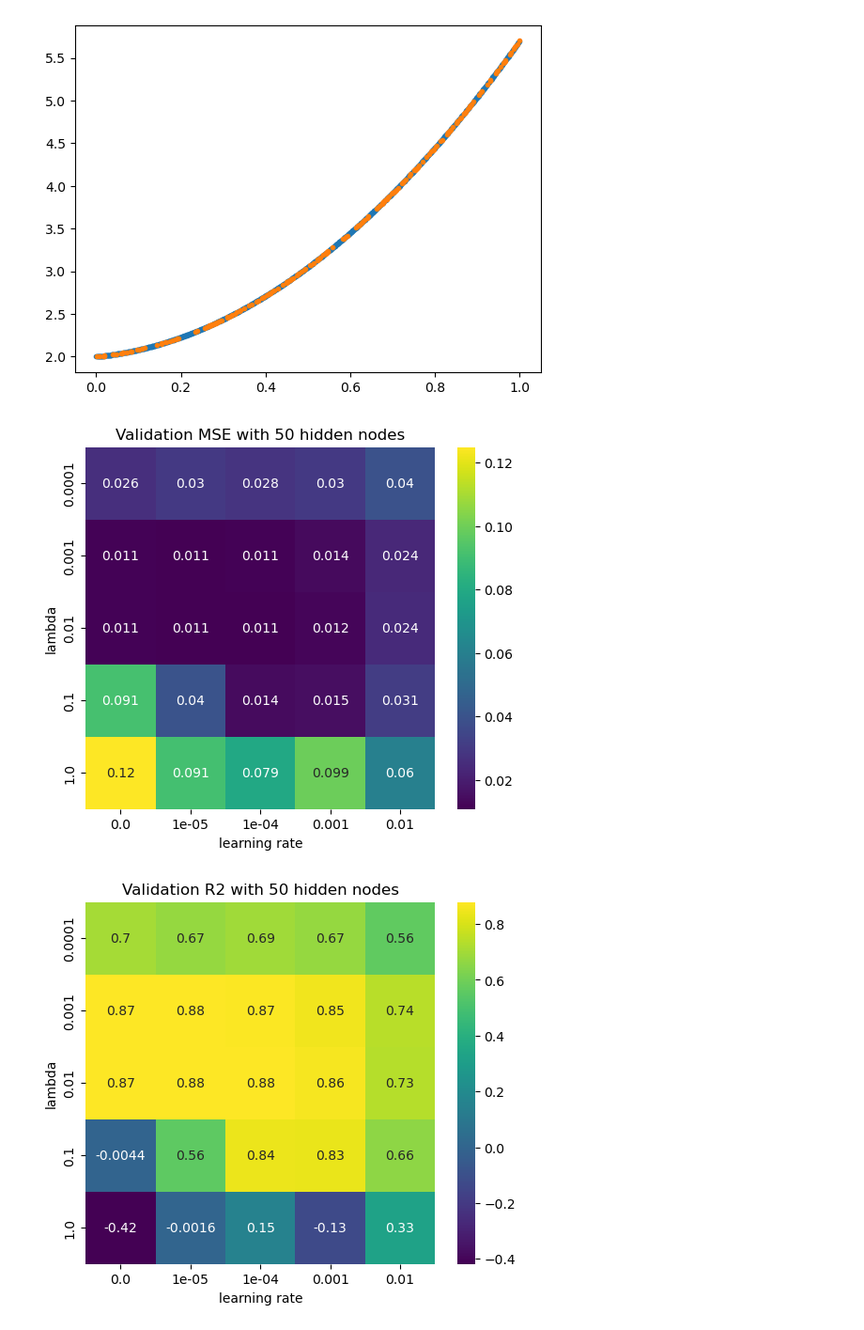
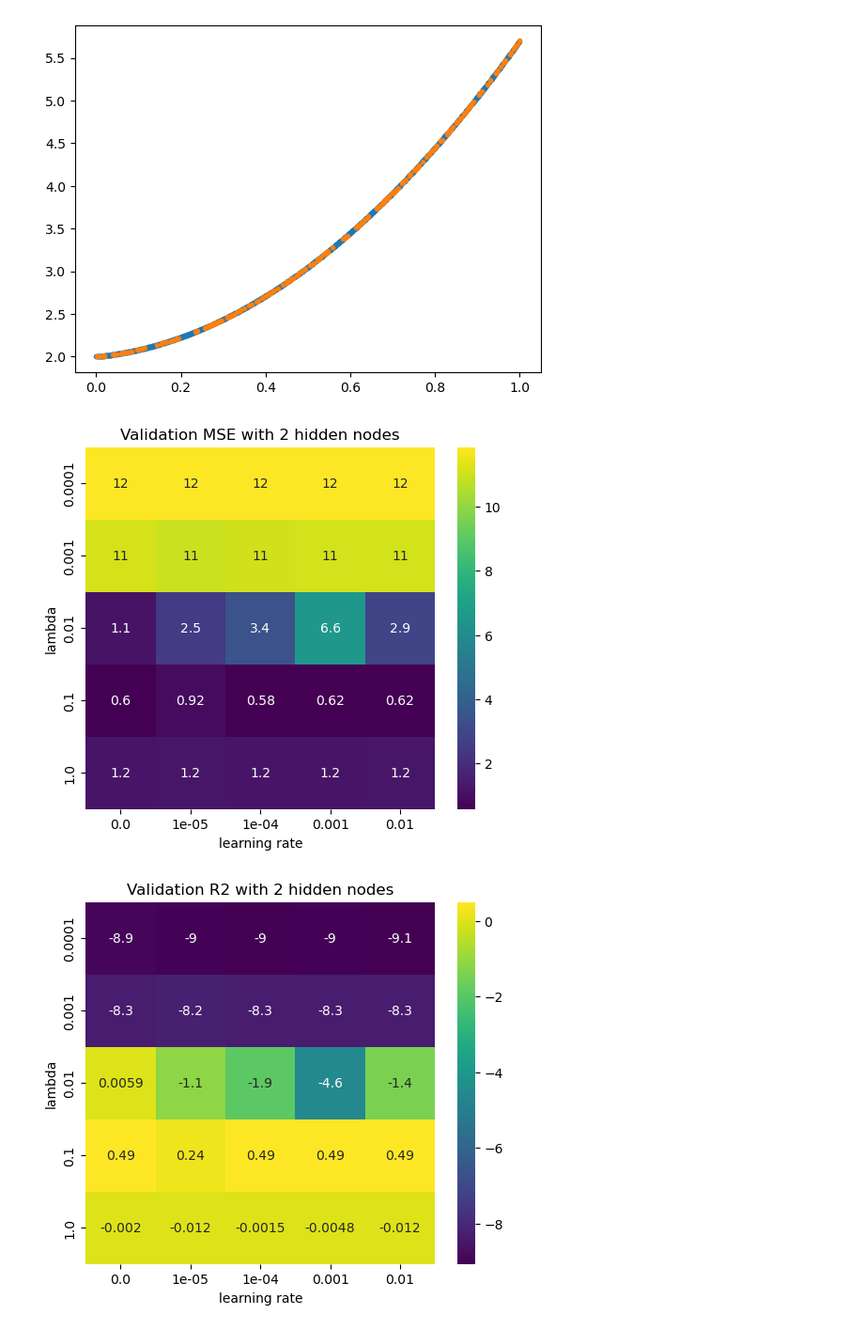
Before and after one commit to Johannesfjeldsaa/FYS-STK4155_Projects, a Jupyter notebook: Project 2/Test functionality/Test k-folds.ipynb, the cells around one changed output. Shown at 94% size. Cells and saved outputs as stored; diff of their text form; code cells hidden in the pictures.

```diff
--- a/Project 2/Test functionality/Test k-folds.ipynb
+++ b/Project 2/Test functionality/Test k-folds.ipynb
@@ -23,15 +23,11 @@ import seaborn as sns
 from tqdm import tqdm
 
 
-def grad_mse(target):
+def grad_mse(target, pred):
 
-    def func(pred):
+    n = len(target) # Number of inputs
 
-        n = len(target) # Number of inputs
-
-        return 2/n * (pred - target)
-
-    return func
+    return 2/n * (pred - target)
 
 def plot_heatmap(values, x_ticks, y_ticks, x_label, y_label, title):
     fig, ax = plt.subplots(figsize = (6, 5))
@@ -87,17 +60,17 @@ n_features = x.shape[1]
 
 # Splitting the data into training and test set:
 test_size = 0.2
-x_train, x_test, target_train, target_test = train_test_split(x, target, test_size=test_size)
+X_train, X_test, target_train, target_test = train_test_split(x, target, test_size=test_size)
 
 plt.figure()
-plt.plot(x_train, target_train, ".")
-plt.plot(x_test, target_test, ".")
+plt.plot(X_train, target_train, ".")
+plt.plot(X_test, target_test, ".")
 plt.show()
 # %% [output]
 [figure]
 # %%
 n_hidden_layers = 2
-n_hidden_nodes_list = [50]
+n_hidden_nodes_list = [2, 4, 6]
 n_outputs = 1
 n_features = X_train.shape[1]
 
@@ -124,36 +97,34 @@ for k, n_hidden_nodes in enumerate(n_hidden_nodes_list):
 
             for train_index, val_index in kfold.split(X_train):
 
                 X_train_cv, X_val_cv = X_train[train_index], X_train[val_index]
                 target_train_cv, target_val_cv = target_train[train_index], target_train[val_index]
 
-                grad_cost_function = grad_mse(target_train_cv)
-
                 ffnn = Neural_Network(n_features, n_hidden_layers, n_hidden_nodes, n_outputs,
-                                      cost_function=grad_cost_function,
+                                      grad_cost_function=grad_mse,
                                       learning_rate=lr,
                                       lmbd=lmbd,
                                       activation_function_hidden=activation_hidden,
                                       activation_function_output='Linear',
                                       optimizer=None,
                                       classification_problem=False)
 
-                ffnn.train(X_train_cv, num_iter=100)
+                ffnn.train(X_train_cv, target_train_cv, num_iter=100)
                 pred_val = ffnn.predict(X_val_cv)
 
                 mse_crossval.append(mean_squared_error(target_val_cv, pred_val))
                 r2_crossval.append(r2_score(target_val_cv, pred_val))
 
 
             mse[k][i][j] = np.mean(mse_crossval)
             r2[k][i][j] = np.mean(r2_crossval)
 
 
     plot_heatmap(mse[k, :, :], x_ticks=lmbd_vals, y_ticks=learning_rates, x_label="lambda",
                  y_label="learning rate", title=f"Validation MSE with {n_hidden_nodes} hidden nodes")
 
     plot_heatmap(r2[k, :, :], x_ticks=lmbd_vals, y_ticks=learning_rates, x_label="lambda",
                  y_label="learning rate", title=f"Validation R2 with {n_hidden_nodes} hidden nodes")
 # %% [output]
-[figure, old version]
+[figure, new version]
-[figure, old version]
+[figure, new version]
```
Also changed, not shown: parts of 3 cells of this notebook, 3 other files.
